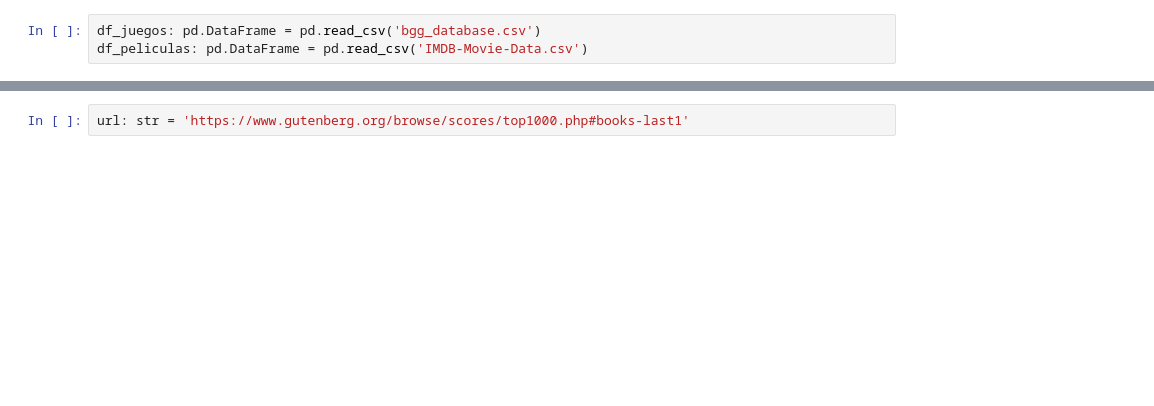
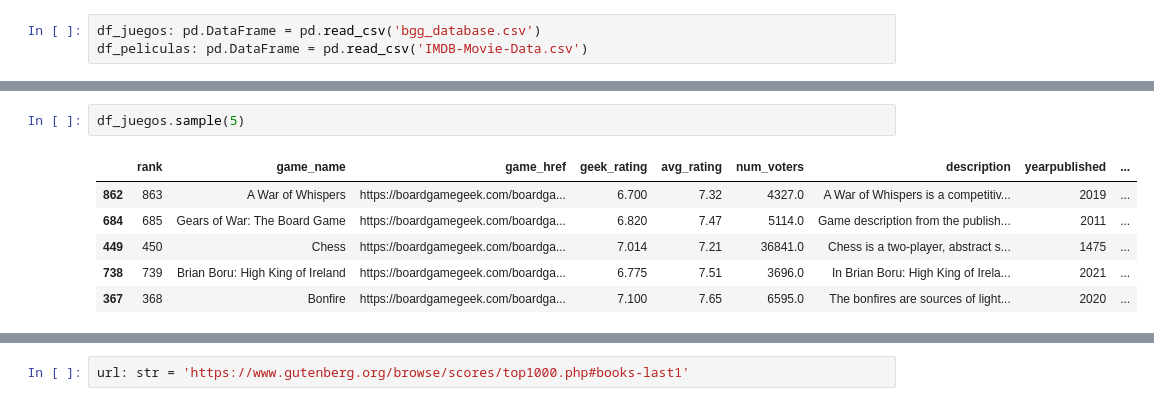
Before and after one commit to bpace1/NLP-TP1, a Jupyter notebook: NLP_TP1.ipynb, the cells around one changed output, grey strips where cells are left out. Cells and saved outputs as stored; diff of their text form; blank space fills up the shorter version.

```diff
--- a/NLP_TP1.ipynb
+++ b/NLP_TP1.ipynb
@@ -45,0 +72,9 @@ df_peliculas: pd.DataFrame = pd.read_csv('IMDB-Movie-Data.csv')
+# %%
+df_juegos.sample(5)
+# %% [output]
+|  | rank | game_name | game_href | geek_rating | avg_rating | num_voters | description | yearpublished | ... |
+| 862 | 863 | A War of Whispers | https://boardgamegeek.com/boardga... | 6.700 | 7.32 | 4327.0 | A War of Whispers is a competitiv... | 2019 | ... |
+| 684 | 685 | Gears of War: The Board Game | https://boardgamegeek.com/boardga... | 6.820 | 7.47 | 5114.0 | Game description from the publish... | 2011 | ... |
+| 449 | 450 | Chess | https://boardgamegeek.com/boardga... | 7.014 | 7.21 | 36841.0 | Chess is a two-player, abstract s... | 1475 | ... |
+| 738 | 739 | Brian Boru: High King of Ireland | https://boardgamegeek.com/boardga... | 6.775 | 7.51 | 3696.0 | In Brian Boru: High King of Irela... | 2021 | ... |
+| 367 | 368 | Bonfire | https://boardgamegeek.com/boardga... | 7.100 | 7.65 | 6595.0 | The bonfires are sources of light... | 2020 | ... |
```
Also changed, not shown: parts of 23 cells of this notebook.
